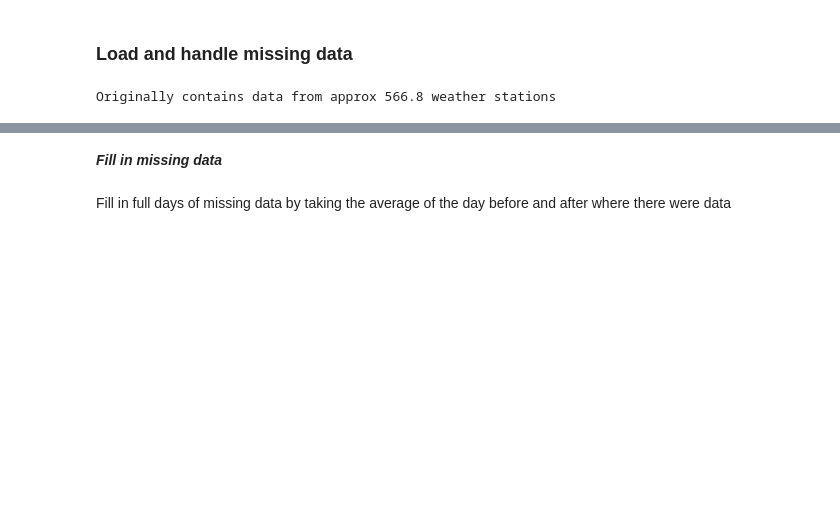
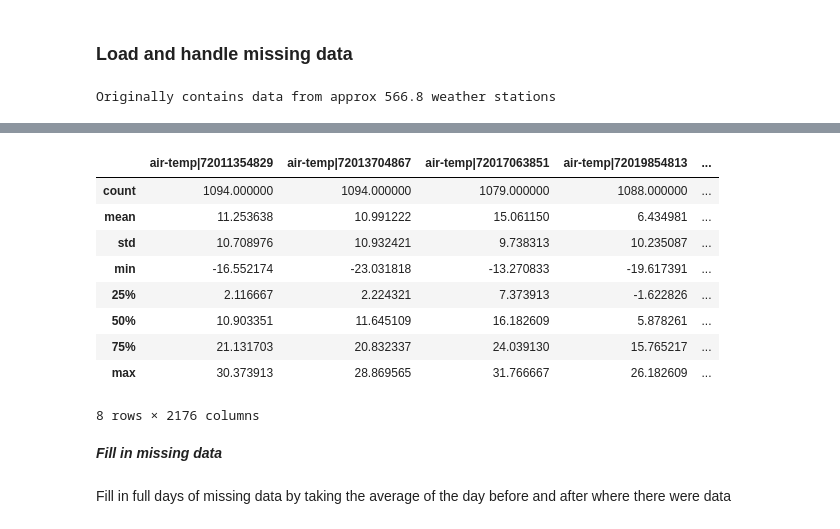
Before and after one commit to amy-wang/thesis2, a Jupyter notebook: data/Weather and Renewable Data.ipynb, the cells around one changed output, grey strips where cells are left out. Cells and saved outputs as stored; diff of their text form; code cells hidden in the pictures; blank space fills up the shorter version.

```diff
--- a/data/Weather and Renewable Data.ipynb
+++ b/data/Weather and Renewable Data.ipynb
@@ -31,3 +32,16 @@ Used data from approx 330.2 weather stations
+# %%
+by_day_df.describe()
+# %% [output]
+|  | air-temp|72011354829 | air-temp|72013704867 | air-temp|72017063851 | air-temp|72019854813 | ... |
+| count | 1094.000000 | 1094.000000 | 1079.000000 | 1088.000000 | ... |
+| mean | 11.253638 | 10.991222 | 15.061150 | 6.434981 | ... |
+| std | 10.708976 | 10.932421 | 9.738313 | 10.235087 | ... |
+| min | -16.552174 | -23.031818 | -13.270833 | -19.617391 | ... |
+| 25% | 2.116667 | 2.224321 | 7.373913 | -1.622826 | ... |
+| 50% | 10.903351 | 11.645109 | 16.182609 | 5.878261 | ... |
+| 75% | 21.131703 | 20.832337 | 24.039130 | 15.765217 | ... |
+| max | 30.373913 | 28.869565 | 31.766667 | 26.182609 | ... |
+8 rows × 2176 columns
 # %% [markdown]
 ***Fill in missing data***
 # %% [markdown]
```
Also changed, not shown: parts of 57 cells of this notebook.
